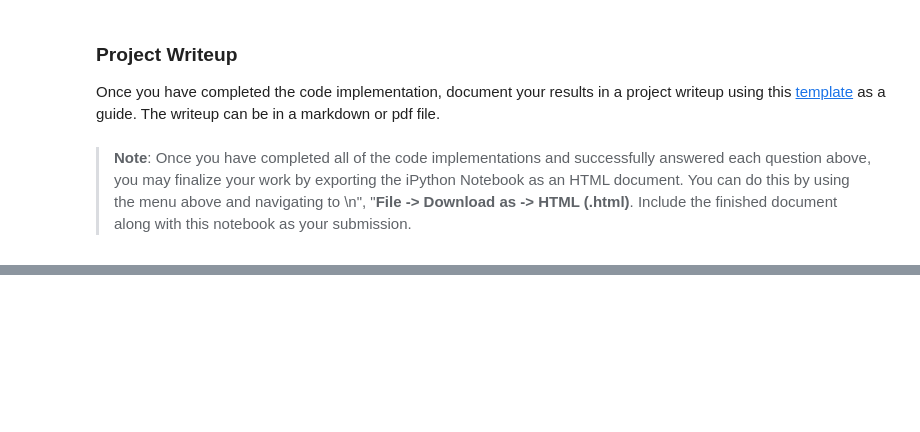
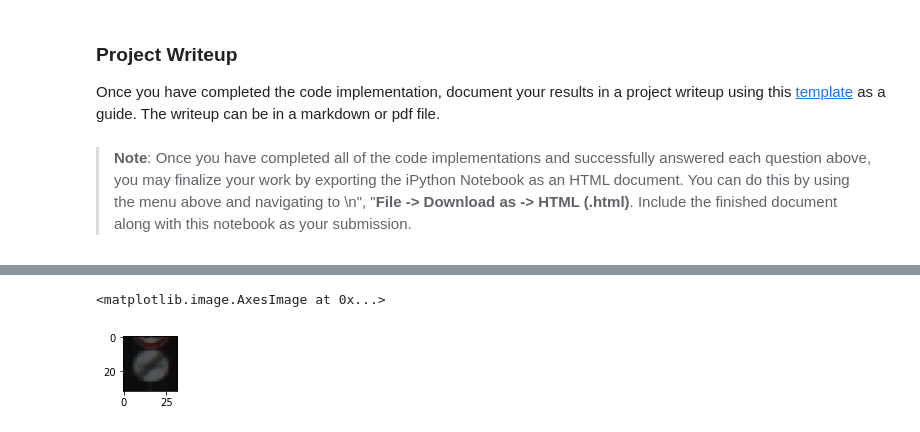
Before and after one commit to ionut-damian/udct_carnd_trafficsign, a Jupyter notebook: Traffic_Sign_Classifier.ipynb, the cells around one changed output, grey strips where cells are left out. Cells and saved outputs as stored; diff of their text form; code cells hidden in the pictures; blank space fills up the shorter version.

```diff
--- a/Traffic_Sign_Classifier.ipynb
+++ b/Traffic_Sign_Classifier.ipynb
@@ -584,3 +581,12 @@ def outputFeatureMap(image_input, tf_activation, activation_min=-1, activation_m
             plt.imshow(activation[0,:,:, featuremap], interpolation="nearest", vmin=activation_min, cmap="gray")
         else:
             plt.imshow(activation[0,:,:, featuremap], interpolation="nearest", cmap="gray")
+# %%
+ID_IMG_SHOW = 10
+
+image = valid['features'][ID_IMG_SHOW].squeeze()
+plt.figure(figsize=(1,1))
+plt.imshow(image)
+# %% [output]
+<matplotlib.image.AxesImage at 0x...>
+[figure, added]
```
Also changed, not shown: parts of 11 cells of this notebook, 1 other file.
